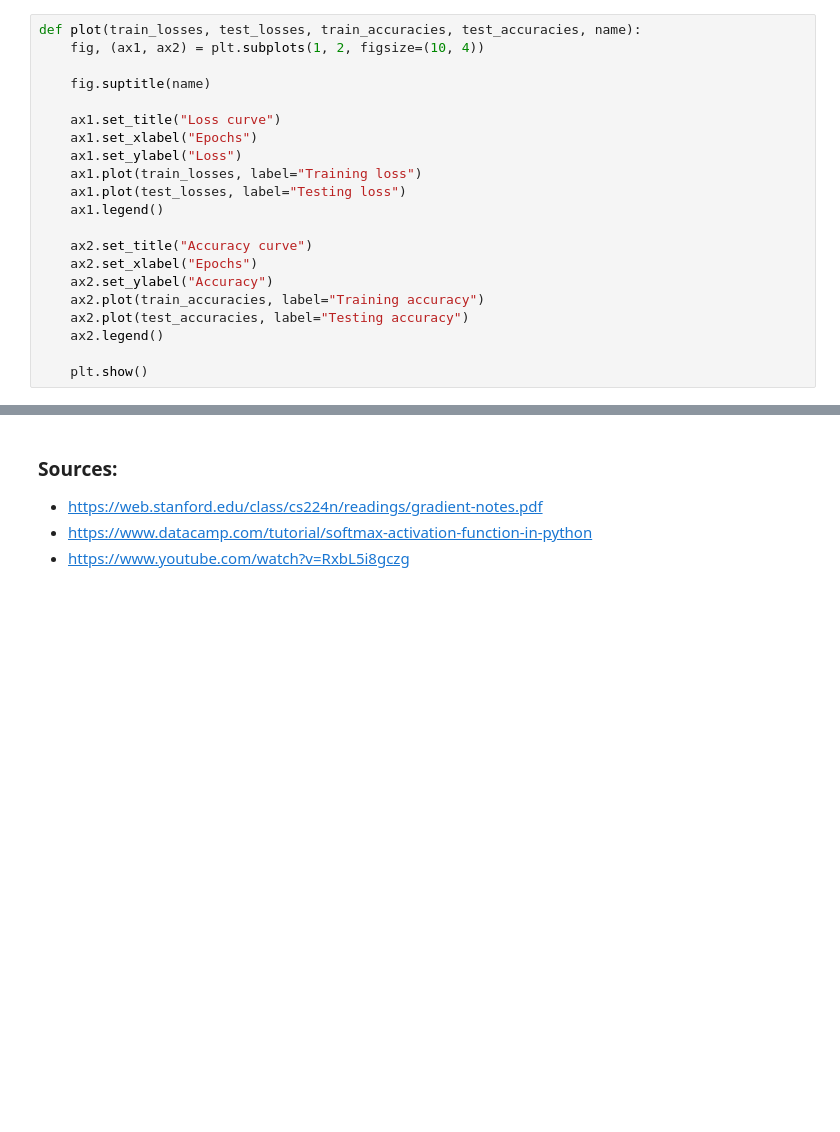
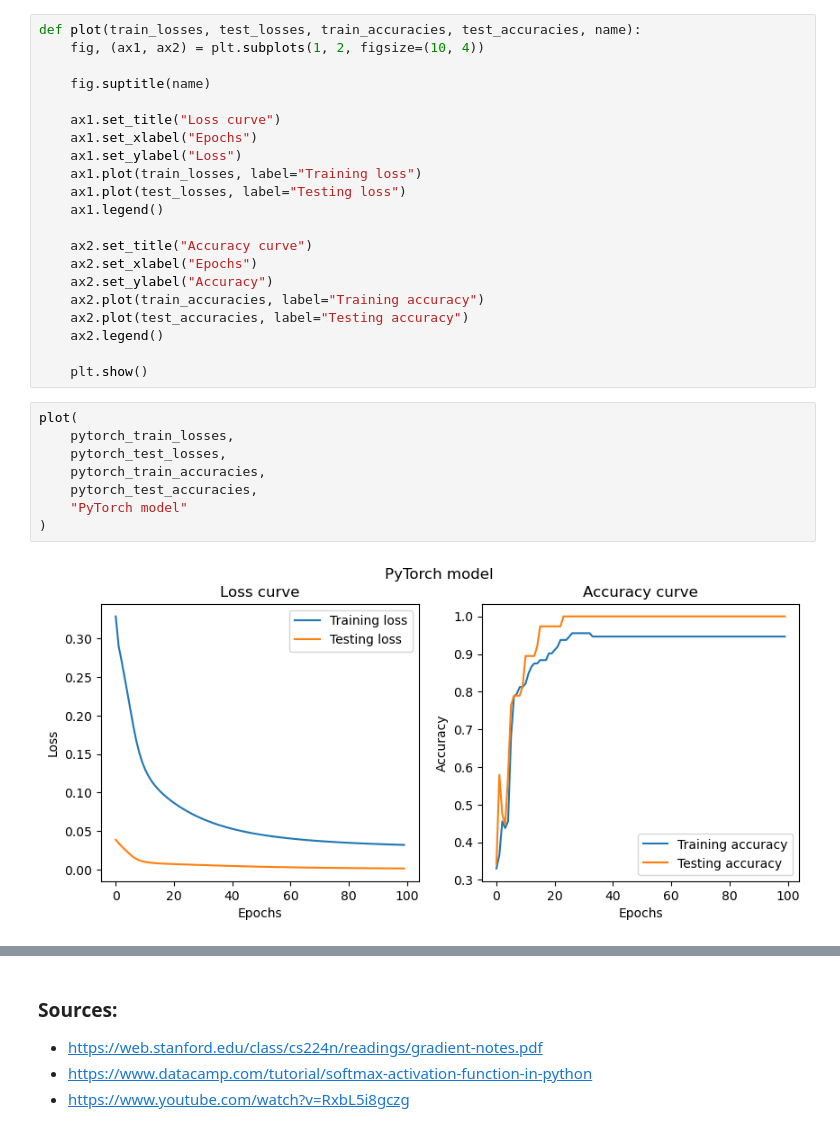
Before and after one commit to lukekremer6/machine-learning-projects, a Jupyter notebook: model-implementations/neuralNetworkFromScratch.ipynb, the cells around one changed output, grey strips where cells are left out. Cells and saved outputs as stored; diff of their text form; blank space fills up the shorter version.

Commit message:
Added PyTorch model for comparison

```diff
--- a/model-implementations/neuralNetworkFromScratch.ipynb
+++ b/model-implementations/neuralNetworkFromScratch.ipynb
@@ -373,6 +522,16 @@ def plot(train_losses, test_losses, train_accuracies, test_accuracies, name):
     ax2.legend()
 
     plt.show()
+# %%
+plot(
+    pytorch_train_losses,
+    pytorch_test_losses,
+    pytorch_train_accuracies,
+    pytorch_test_accuracies,
+    "PyTorch model"
+)
+# %% [output]
+[figure, added]
 # %%
 plot(
     explicit_train_losses,
```
Also changed, not shown: parts of 33 cells of this notebook.
